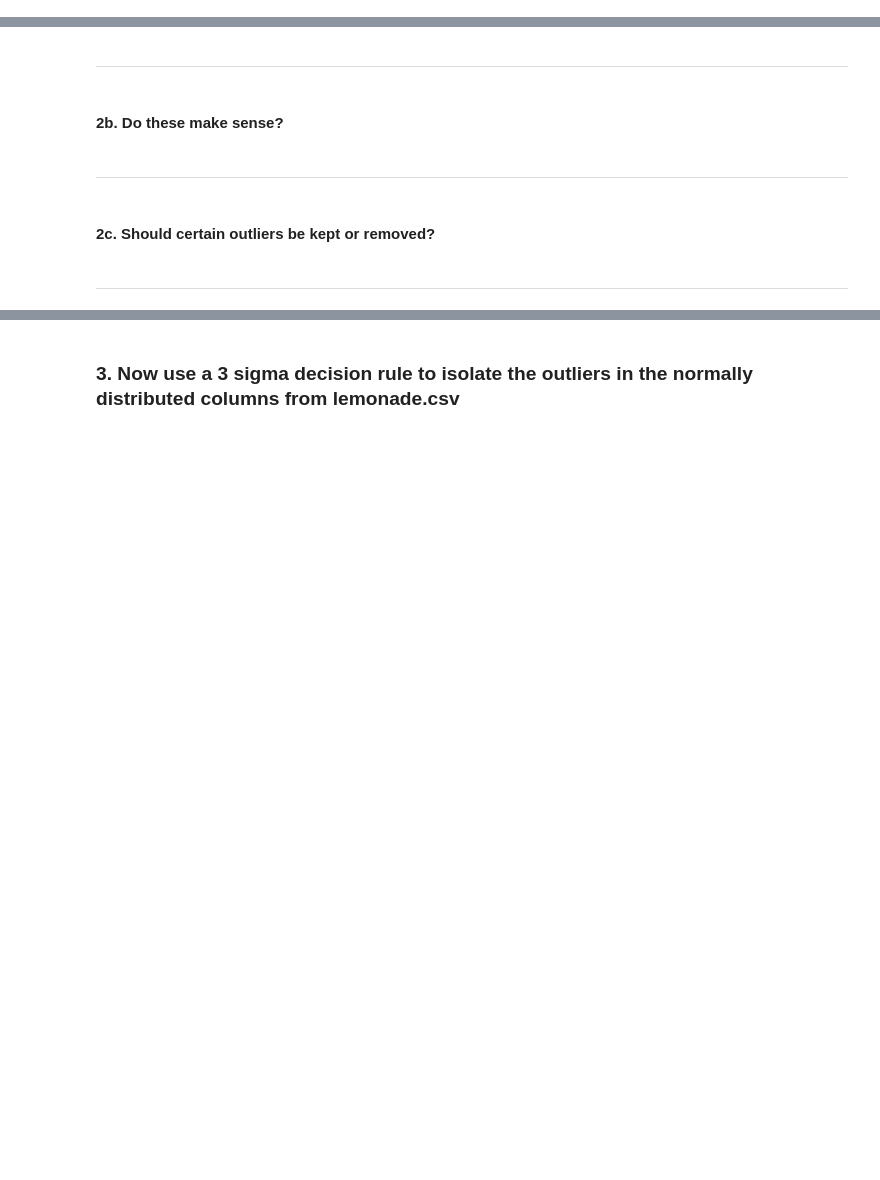
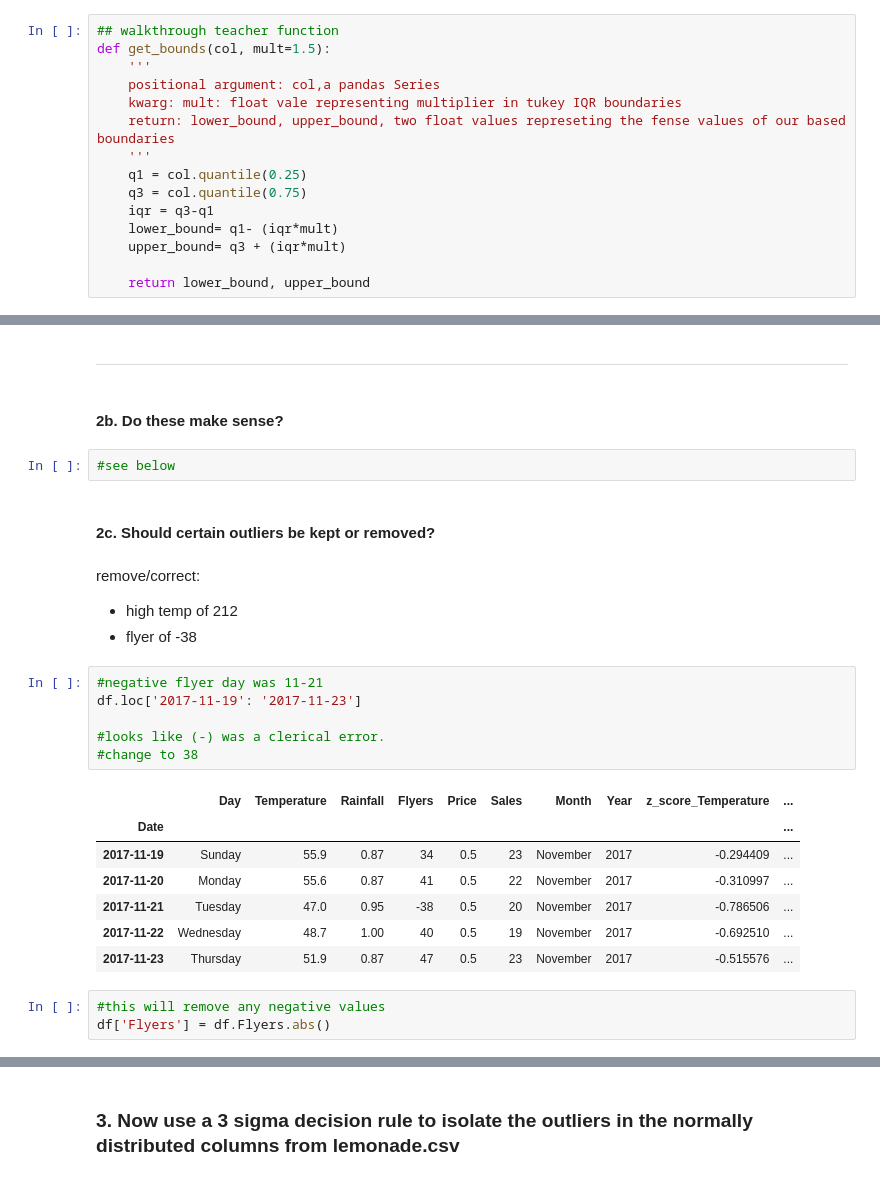
Before and after one commit to natasharivers/anomaly-detection-exercises, a Jupyter notebook: continuous_probabilistic_methods.ipynb, the cells around one changed output, grey strips where cells are left out. Saved outputs shown, nothing was run; the diff lists cells and outputs as text; blank space fills up the shorter version.

```diff
--- a/continuous_probabilistic_methods.ipynb
+++ b/continuous_probabilistic_methods.ipynb
@@ -131,6 +184,21 @@ def get_lower_and_upper_bounds(df, variable, multiplier):
     plt.axvline(upper_bound, color='red')
     plt.title(variable)
     plt.show()
+# %%
+## walkthrough teacher function
+def get_bounds(col, mult=1.5):
+    '''
+    positional argument: col,a pandas Series
+    kwarg: mult: float vale representing multiplier in tukey IQR boundaries
+    return: lower_bound, upper_bound, two float values represeting the fense values of our based boundaries
+    '''
+    q1 = col.quantile(0.25)
+    q3 = col.quantile(0.75)
+    iqr = q3-q1
+    lower_bound= q1- (iqr*mult)
+    upper_bound= q3 + (iqr*mult)
+
+    return lower_bound, upper_bound
 # %% [markdown]
 ______________________________________________
 # %% [markdown]
@@ -411,9 +551,28 @@ df[df.zscore_flyer.abs() > 2]
 __________________________________
 # %% [markdown]
 #### 2b. Do these make sense?
-# %% [markdown]
-________________________________________________
+# %%
+#see below
 # %% [markdown]
 #### 2c. Should certain outliers be kept or removed?
-# %% [markdown]
-________________________________________
+# %% [markdown]
+remove/correct:
+- high temp of 212
+- flyer of -38
+# %%
+#negative flyer day was 11-21
+df.loc['2017-11-19': '2017-11-23']
+
+#looks like (-) was a clerical error.
+#change to 38
+# %% [output]
+|  | Day | Temperature | Rainfall | Flyers | Price | Sales | Month | Year | z_score_Temperature | ... |
+| Date |  |  |  |  |  |  |  |  |  | ... |
+| 2017-11-19 | Sunday | 55.9 | 0.87 | 34 | 0.5 | 23 | November | 2017 | -0.294409 | ... |
+| 2017-11-20 | Monday | 55.6 | 0.87 | 41 | 0.5 | 22 | November | 2017 | -0.310997 | ... |
+| 2017-11-21 | Tuesday | 47.0 | 0.95 | -38 | 0.5 | 20 | November | 2017 | -0.786506 | ... |
+| 2017-11-22 | Wednesday | 48.7 | 1.00 | 40 | 0.5 | 19 | November | 2017 | -0.692510 | ... |
+| 2017-11-23 | Thursday | 51.9 | 0.87 | 47 | 0.5 | 23 | November | 2017 | -0.515576 | ... |
+# %%
+#this will remove any negative values
+df['Flyers'] = df.Flyers.abs()
```
Also changed, not shown: parts of 28 cells of this notebook.
